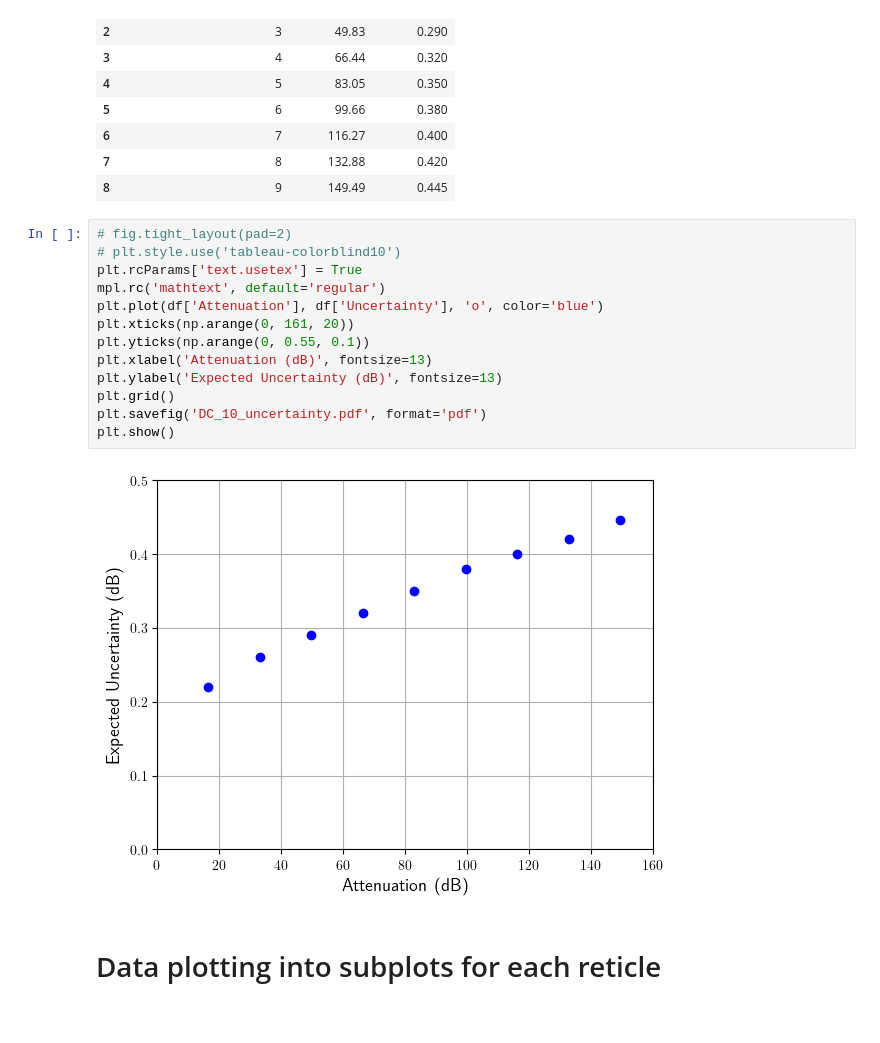
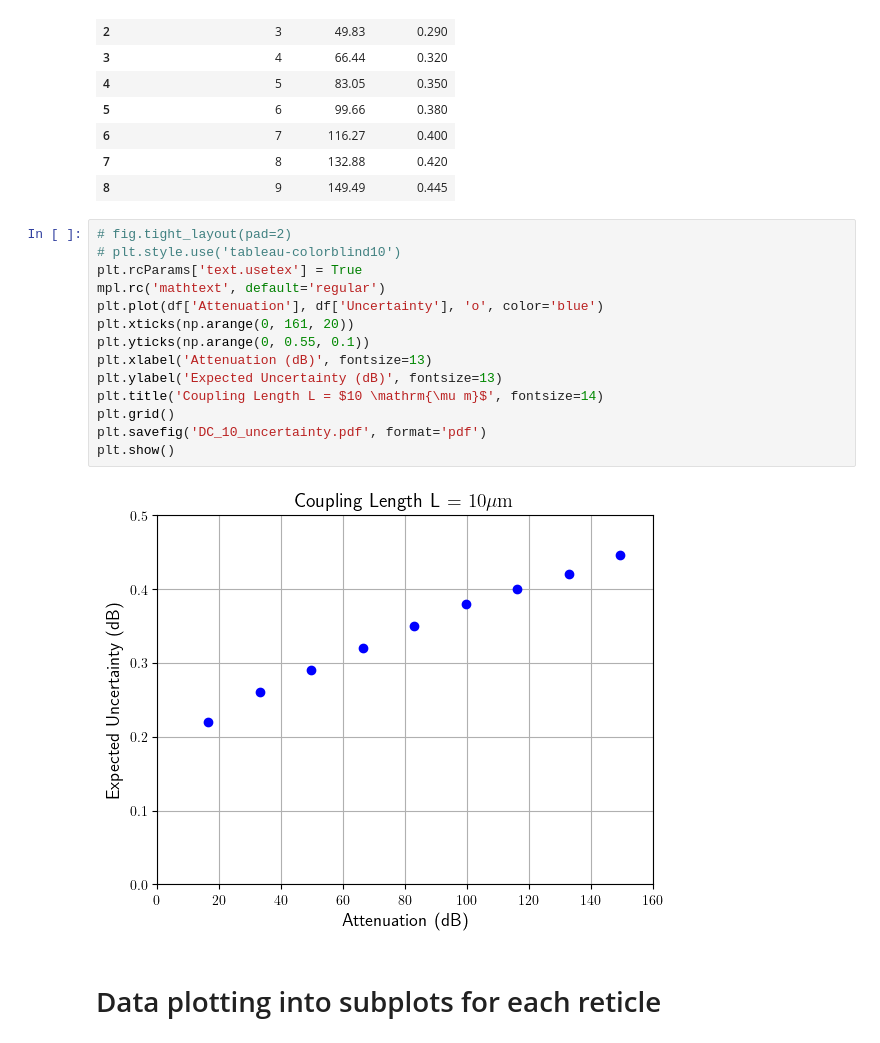
Before and after one commit to karthik3004/spad, a Jupyter notebook: passive/Uncertainty/Analysis.ipynb, the cells around one changed output. Drawn from its saved outputs; the diff is of its cells as text.

Commit message:
Title added to graph

```diff
--- a/passive/Uncertainty/Analysis.ipynb
+++ b/passive/Uncertainty/Analysis.ipynb
@@ -25,18 +25,19 @@ df
 # %%
 # fig.tight_layout(pad=2)
 # plt.style.use('tableau-colorblind10')
 plt.rcParams['text.usetex'] = True
 mpl.rc('mathtext', default='regular')
 plt.plot(df['Attenuation'], df['Uncertainty'], 'o', color='blue')
 plt.xticks(np.arange(0, 161, 20))
 plt.yticks(np.arange(0, 0.55, 0.1))
 plt.xlabel('Attenuation (dB)', fontsize=13)
 plt.ylabel('Expected Uncertainty (dB)', fontsize=13)
+plt.title('Coupling Length L = $10 \mathrm{\mu m}$', fontsize=14)
 plt.grid()
 plt.savefig('DC_10_uncertainty.pdf', format='pdf')
 plt.show()
 # %% [output]
-[figure, old version]
+[figure, new version]
 # %% [markdown]
 # Data plotting into subplots for each reticle
 # %%
```
Also changed, not shown: 1 other file.
